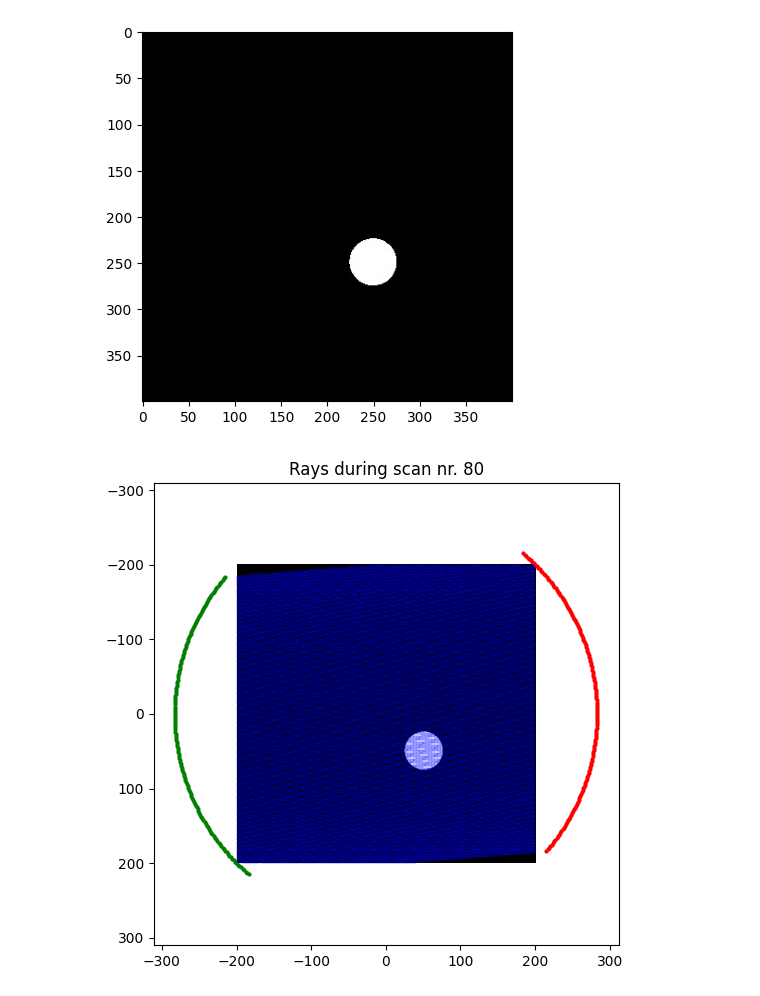
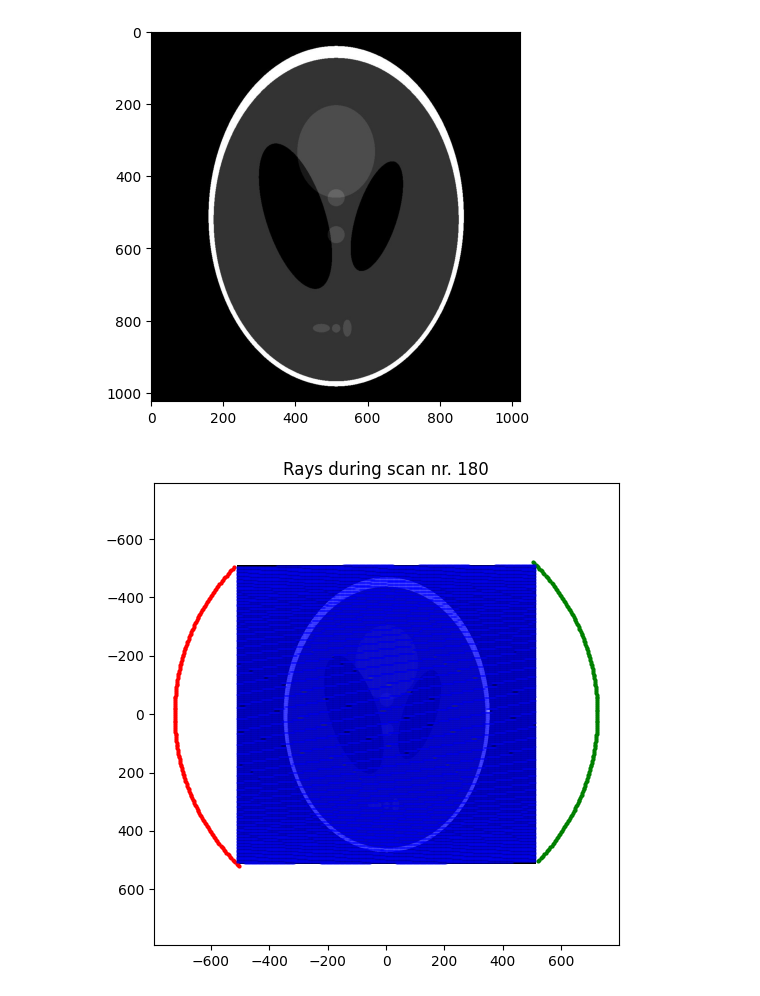
Before and after one commit to onyxcherry/IwM, a Jupyter notebook: notebook.ipynb, the cells around one changed output. Saved outputs shown, nothing was run; the diff lists cells and outputs as text; code cells hidden in the pictures.

```diff
--- a/notebook.ipynb
+++ b/notebook.ipynb
@@ -362,30 +359,33 @@ def show_image(images: NDArray, scan: int):
     clear_output(wait=True)
     plt.show()
 # %%
-filename = "Kropka.jpg"
-# filename = "Shepp_logan.jpg"
-folder_name = ""
-# scans_count = 180
-scans_count = 80
-alfa_step = 2 / scans_count * pi
-# detectors_count = 180
-detectors_count = 160
+# filename = "Kropka.jpg"
+filename = "Shepp_logan.jpg"
+
+scans_count = 180
+# scans_count = 90
+
+alfa_step = pi / scans_count
+
+detectors_count = 180
+# detectors_count = 160
+
 detectors_angular_aperture = 0.5 * pi
 
 has_to_use_sinogram_filter = True
 has_to_show_intermediate_steps = True
 
 image = load_bitmap(filename)
 plt.imshow(image)
 image.close()
 # %% [output]
-[figure, old version]
+[figure, new version]
 # %%
 scan_rays = calculate_scan_rays(
-        filename, scans_count, alfa_step, detectors_count, detectors_angular_aperture, True
+        filename, scans_count, alfa_step, detectors_count, detectors_angular_aperture, has_to_show_intermediate_steps
     )
 # %% [output]
-[figure, old version]
+[figure, new version]
 # %%
 sinogram = calculate_sinogram(filename, scan_rays, has_to_use_sinogram_filter, has_to_show_intermediate_steps)
 if has_to_show_intermediate_steps:
```
Also changed, not shown: parts of 8 cells of this notebook.
